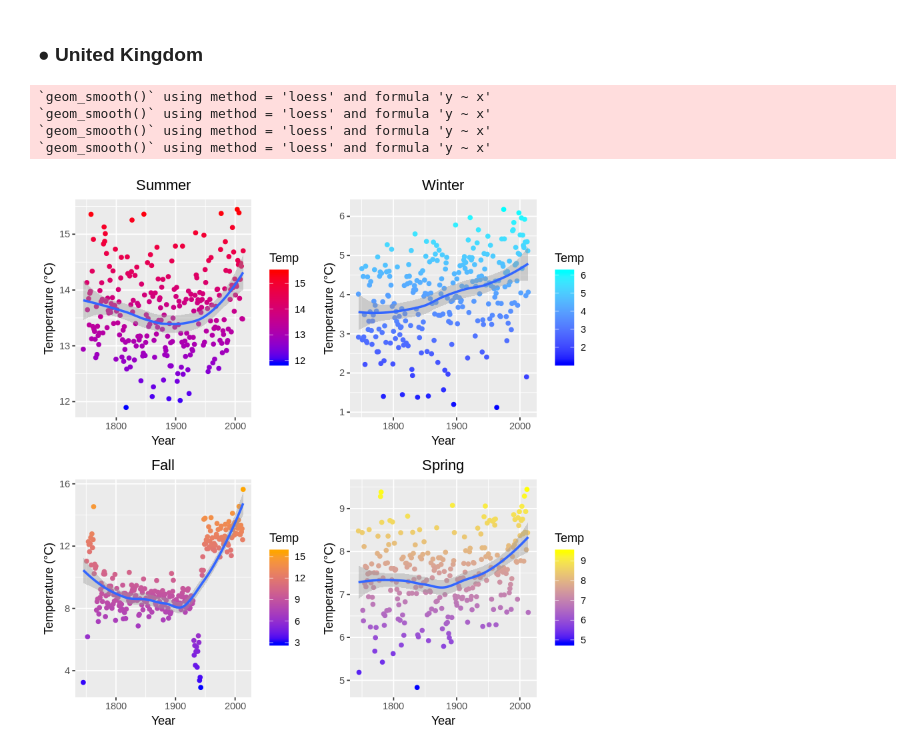
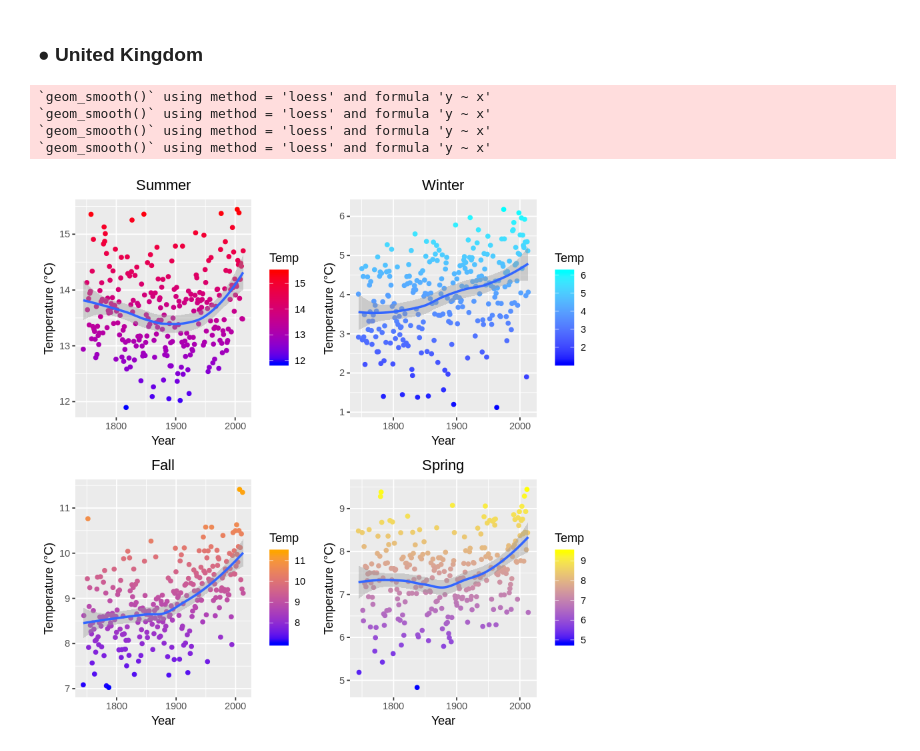
Before and after one commit to nilsonsales/Climate-Change-Analysis, a Jupyter notebook: Climate_Change_Analysis.ipynb, the cells around one changed output. Drawn from its saved outputs; the diff is of its cells as text; code cells hidden in the pictures.

Commit message:
Fixing UK's fall

```diff
--- a/Climate_Change_Analysis.ipynb
+++ b/Climate_Change_Analysis.ipynb
@@ -299,9 +299,13 @@ Loading required package: grid
 # %% [markdown]
 ### ● United Kingdom
 # %%
-### United Kingdom
+## United Kingdom
 
+#Reload the full dataset
 tempUK <- temperature[ which(temperature$Country=="United Kingdom"),]
+
+# Cleaning the old variables
+rm(summer, fall, winter, spring)
 
 # Creating subsets with the seasons
 winter <- tempUK[ which( as.numeric(format(tempUK$dt, "%m")) == 12 | as.numeric(format(tempUK$dt, "%m")) <= 2 ),]
@@ -319,10 +323,11 @@ summer <- aggregate(x = summer,
                     by = list(year = substr(summer$dt, 1, 4)),
                     FUN = mean)
 
-fall <- tempUK[ which( as.numeric(format(tempBrazil$dt, "%m")) > 8 & as.numeric(format(tempUK$dt, "%m")) <= 11 ),]
+fall <- tempUK[ which( as.numeric(format(tempUK$dt, "%m")) > 8 & as.numeric(format(tempUK$dt, "%m")) <= 11 ),]
 fall <- aggregate(x = fall,
-                  by = list(year = substr(fall$dt, 1, 4)),
-                  FUN = mean)
+                    by = list(year = substr(fall$dt, 1, 4)),
+                    FUN = mean)
+
 
 
 # Saving the plots
@@ -338,31 +343,31 @@ p2 <- ggplot(data = fall) +
   geom_point(mapping =  aes(x = dt, y = AverageTemperature, colour=AverageTemperature)) +
   geom_smooth(mapping = aes(x = dt, y = AverageTemperature)) +
   scale_color_gradient(low="blue", high="orange") +
   xlab("Year") + ylab("Temperature (°C)") +
   ggtitle("Fall") + theme(plot.title = element_text(hjust = 0.5)) +
   labs(colour = "Temp")
 
 p3 <- ggplot(data = winter) +
   geom_point(mapping =  aes(x = dt, y = AverageTemperature, colour=AverageTemperature)) +
   geom_smooth(mapping = aes(x = dt, y = AverageTemperature)) +
   scale_color_gradient(low="blue", high="cyan1") +
   xlab("Year") + ylab("Temperature (°C)") +
   ggtitle("Winter") + theme(plot.title = element_text(hjust = 0.5)) +
   labs(colour = "Temp")
 
 p4 <- ggplot(data = spring) +
   geom_point(mapping =  aes(x = dt, y = AverageTemperature, colour=AverageTemperature)) +
   geom_smooth(mapping = aes(x = dt, y = AverageTemperature)) +
   scale_color_gradient(low="blue", high="yellow") +
   xlab("Year") + ylab("Temperature (°C)") +
   ggtitle("Spring") + theme(plot.title = element_text(hjust = 0.5)) +
   labs(colour = "Temp")
 
 # Plotting
 multiplot(p1, p2, p3, p4, cols=2)
 # %% [output]
 `geom_smooth()` using method = 'loess' and formula 'y ~ x'
 `geom_smooth()` using method = 'loess' and formula 'y ~ x'
 `geom_smooth()` using method = 'loess' and formula 'y ~ x'
 `geom_smooth()` using method = 'loess' and formula 'y ~ x'
-[figure, old version]
+[figure, new version]
```
